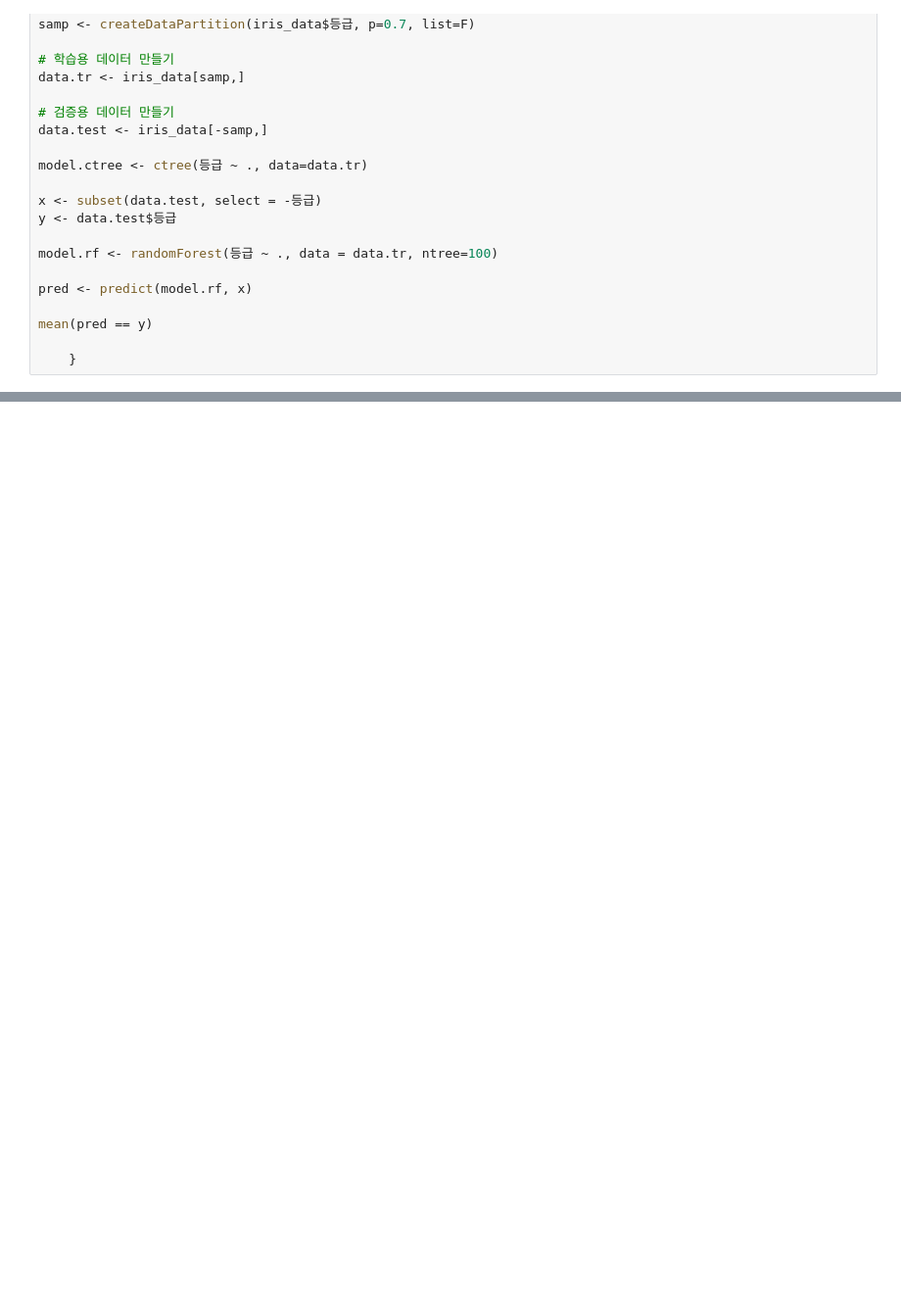
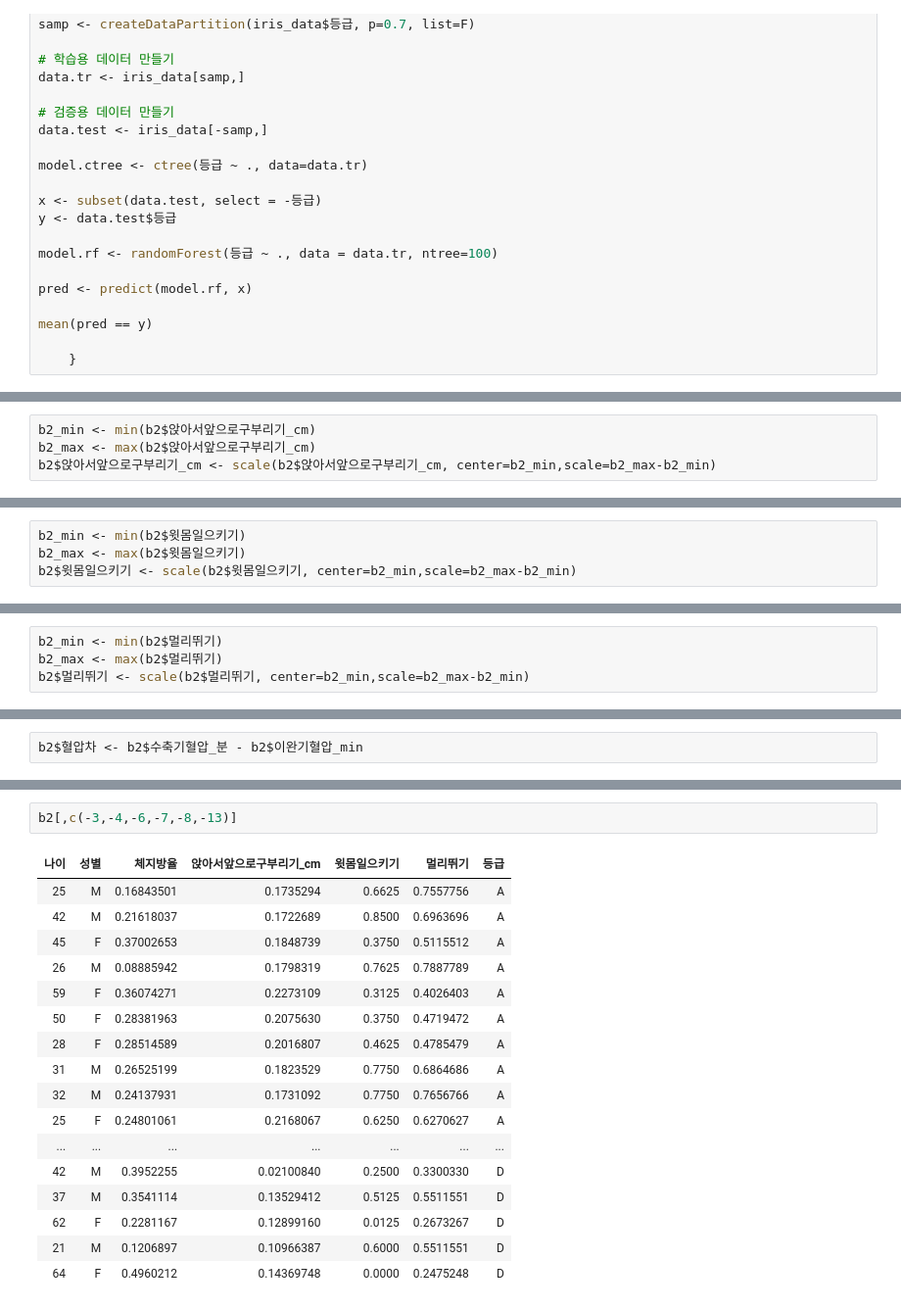
Before and after one commit to yang-gwihyeon/R_yang, a Jupyter notebook: 바디.ipynb, the cells around one changed output, grey strips where cells are left out. Shown at 98% size. Saved outputs shown, nothing was run; the diff lists cells and outputs as text; blank space fills up the shorter version.

```diff
--- a/바디.ipynb
+++ b/바디.ipynb
@@ -356,0 +674,4 @@ RandomForest(Mb2)
+# %%
+b2_min <- min(b2$앉아서앞으로구부리기_cm)
+b2_max <- max(b2$앉아서앞으로구부리기_cm)
+b2$앉아서앞으로구부리기_cm <- scale(b2$앉아서앞으로구부리기_cm, center=b2_min,scale=b2_max-b2_min)
@@ -356,0 +682,4 @@ RandomForest(Mb2)
+# %%
+b2_min <- min(b2$윗몸일으키기)
+b2_max <- max(b2$윗몸일으키기)
+b2$윗몸일으키기 <- scale(b2$윗몸일으키기, center=b2_min,scale=b2_max-b2_min)
@@ -356,0 +700,4 @@ RandomForest(Mb2)
+# %%
+b2_min <- min(b2$멀리뛰기)
+b2_max <- max(b2$멀리뛰기)
+b2$멀리뛰기 <- scale(b2$멀리뛰기, center=b2_min,scale=b2_max-b2_min)
@@ -356,0 +708,2 @@ RandomForest(Mb2)
+# %%
+b2$혈압차 <- b2$수축기혈압_분 - b2$이완기혈압_min
@@ -356,0 +724,20 @@ RandomForest(Mb2)
+# %%
+b2[,c(-3,-4,-6,-7,-8,-13)]
+# %% [output]
+| 나이 | 성별 | 체지방율 | 앉아서앞으로구부리기_cm | 윗몸일으키기 | 멀리뛰기 | 등급 |
+| 25 | M | 0.16843501 | 0.1735294 | 0.6625 | 0.7557756 | A |
+| 42 | M | 0.21618037 | 0.1722689 | 0.8500 | 0.6963696 | A |
+| 45 | F | 0.37002653 | 0.1848739 | 0.3750 | 0.5115512 | A |
+| 26 | M | 0.08885942 | 0.1798319 | 0.7625 | 0.7887789 | A |
+| 59 | F | 0.36074271 | 0.2273109 | 0.3125 | 0.4026403 | A |
+| 50 | F | 0.28381963 | 0.2075630 | 0.3750 | 0.4719472 | A |
+| 28 | F | 0.28514589 | 0.2016807 | 0.4625 | 0.4785479 | A |
+| 31 | M | 0.26525199 | 0.1823529 | 0.7750 | 0.6864686 | A |
+| 32 | M | 0.24137931 | 0.1731092 | 0.7750 | 0.7656766 | A |
+| 25 | F | 0.24801061 | 0.2168067 | 0.6250 | 0.6270627 | A |
+| ... | ... | ... | ... | ... | ... | ... |
+| 42 | M | 0.3952255 | 0.02100840 | 0.2500 | 0.3300330 | D |
+| 37 | M | 0.3541114 | 0.13529412 | 0.5125 | 0.5511551 | D |
+| 62 | F | 0.2281167 | 0.12899160 | 0.0125 | 0.2673267 | D |
+| 21 | M | 0.1206897 | 0.10966387 | 0.6000 | 0.5511551 | D |
+| 64 | F | 0.4960212 | 0.14369748 | 0.0000 | 0.2475248 | D |
```
Also changed, not shown: parts of 72 cells of this notebook, 14 other files.
